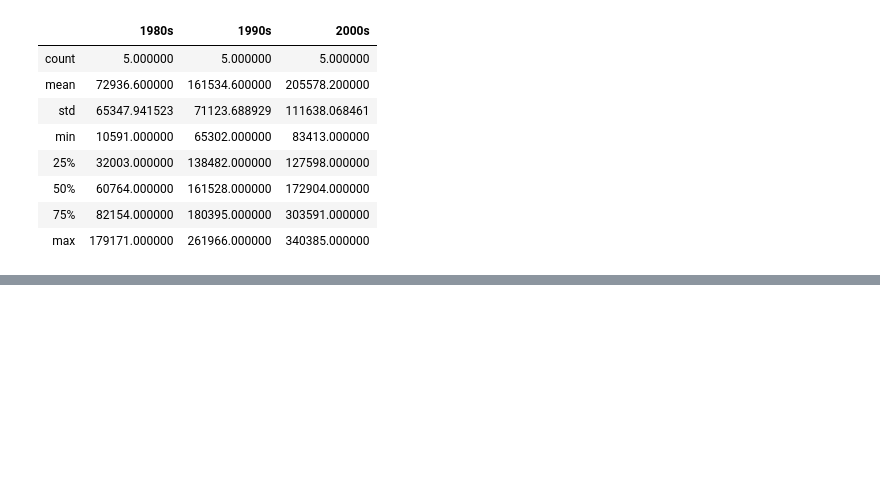
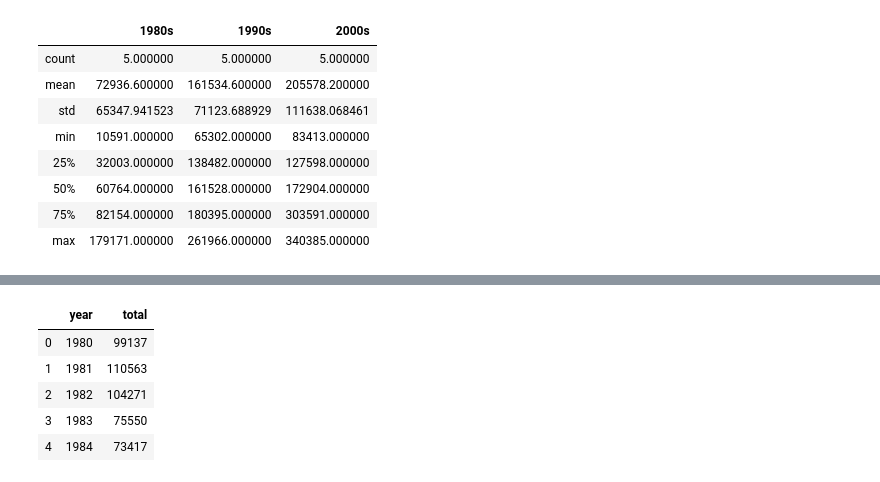
Before and after one commit to ghaffaru/immigration-data-analytics, a Jupyter notebook: plots/pie_box_scatter.ipynb, the cells around one changed output, grey strips where cells are left out. Saved outputs shown, nothing was run; the diff lists cells and outputs as text; code cells hidden in the pictures; blank space fills up the shorter version.

```diff
--- a/plots/pie_box_scatter.ipynb
+++ b/plots/pie_box_scatter.ipynb
@@ -211,0 +223,22 @@ df_top15 = df_can.sort_values(['Total'], ascending=False, axis=0).head()
+# %%
+# we can use the sum() method to get the total population per year
+df_tot = pd.DataFrame(df_can[years].sum(axis=0))
+
+# change the years to type int (useful for regression later on)
+df_tot.index = map(int, df_tot.index)
+
+# reset the index to put in back in as a column in the df_tot dataframe
+df_tot.reset_index(inplace = True)
+
+# rename columns
+df_tot.columns = ['year', 'total']
+
+# view the final dataframe
+df_tot.head()
+# %% [output]
+|  | year | total |
+| 0 | 1980 | 99137 |
+| 1 | 1981 | 110563 |
+| 2 | 1982 | 104271 |
+| 3 | 1983 | 75550 |
+| 4 | 1984 | 73417 |
```
Also changed, not shown: parts of 4 cells of this notebook.
